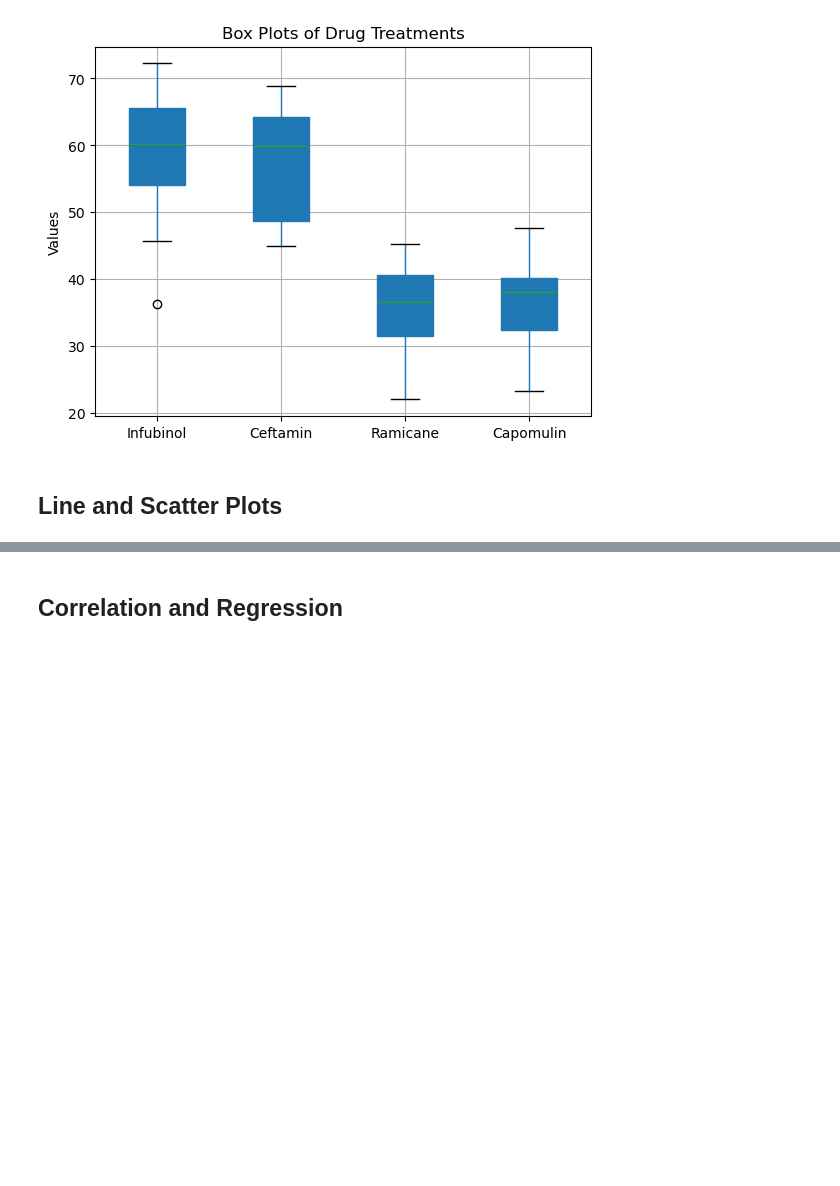
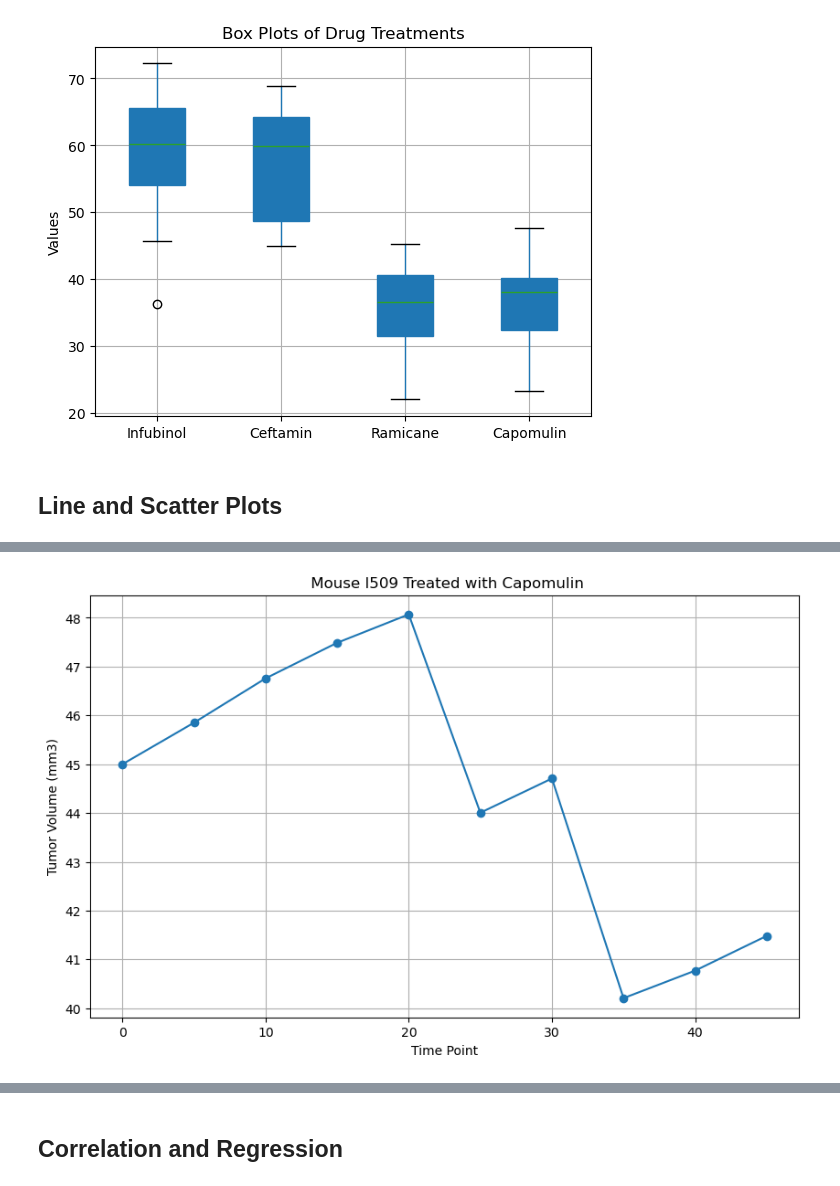
Before and after one commit to aparajita-code/Matplotlib_Module_Challenge, a Jupyter notebook: Pymaceuticals/pymaceuticals_starter.ipynb, the cells around one changed output, grey strips where cells are left out. Saved outputs shown, nothing was run; the diff lists cells and outputs as text; code cells hidden in the pictures; blank space fills up the shorter version.

```diff
--- a/Pymaceuticals/pymaceuticals_starter.ipynb
+++ b/Pymaceuticals/pymaceuticals_starter.ipynb
@@ -464,3 +468,6 @@ Capomulin  36.667568  38.125164
 ## Line and Scatter Plots
 # %%
 # Generate a line plot of tumor volume vs. time point for a single mouse treated with Capomulin
+mouse_id ='l509'
+capomulin_data = merged_df[merged_df['Mouse ID'] == mouse_id]
+capomulin_data
@@ -467,2 +486,13 @@ Capomulin  36.667568  38.125164
+# %%
+# Plotting
+plt.figure(figsize=(10, 6))
+plt.plot(capomulin_data['Timepoint'], capomulin_data['Tumor Volume (mm3)'], marker='o')
+plt.title(f' Mouse {mouse_id} Treated with Capomulin')
+plt.xlabel('Time Point')
+plt.ylabel('Tumor Volume (mm3)')
+plt.grid(True)
+plt.show()
+# %% [output]
+[figure, added]
 # %%
 # Generate a scatter plot of mouse weight vs. the average observed tumor volume for the entire Capomulin regimen
```
Also changed, not shown: parts of 9 cells of this notebook.
